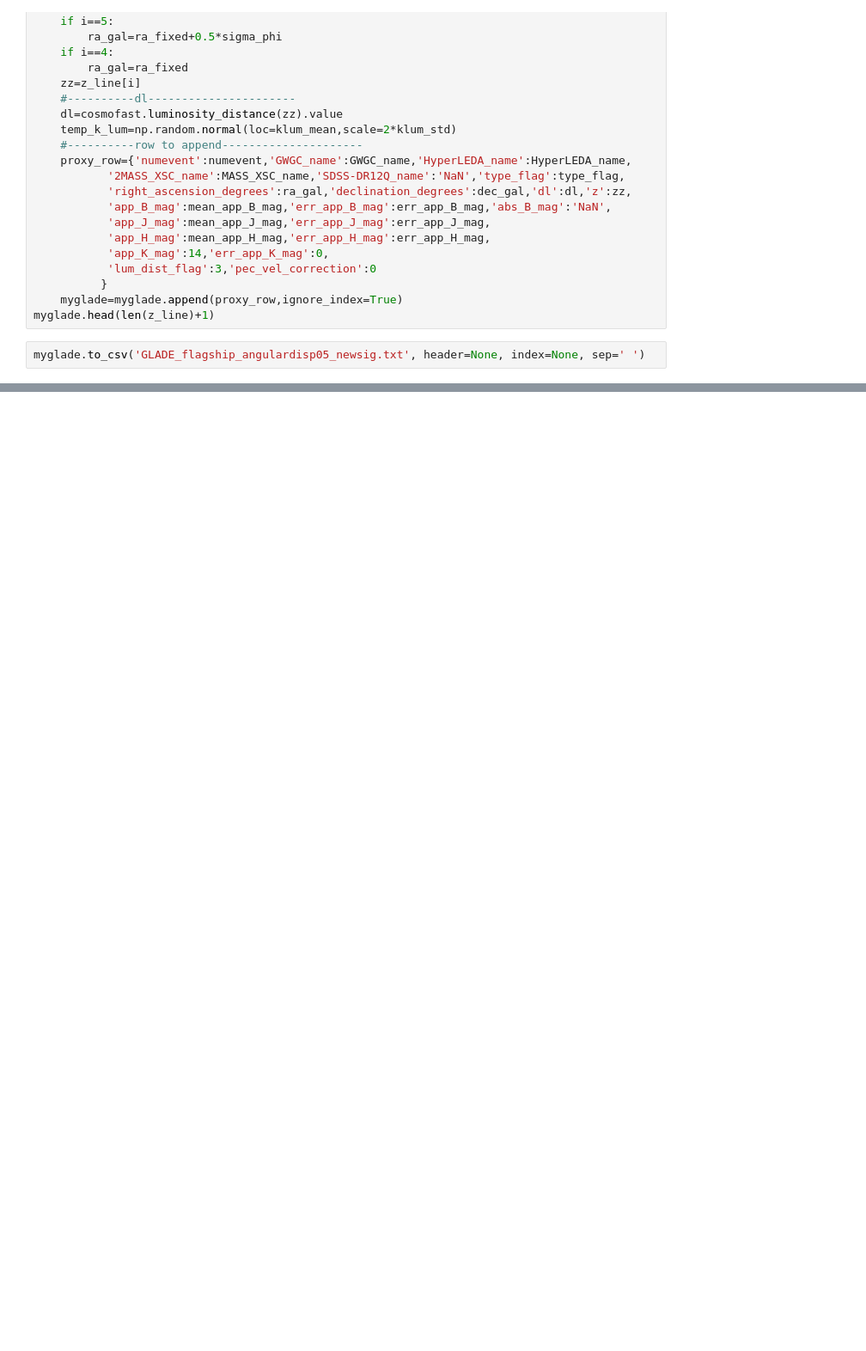
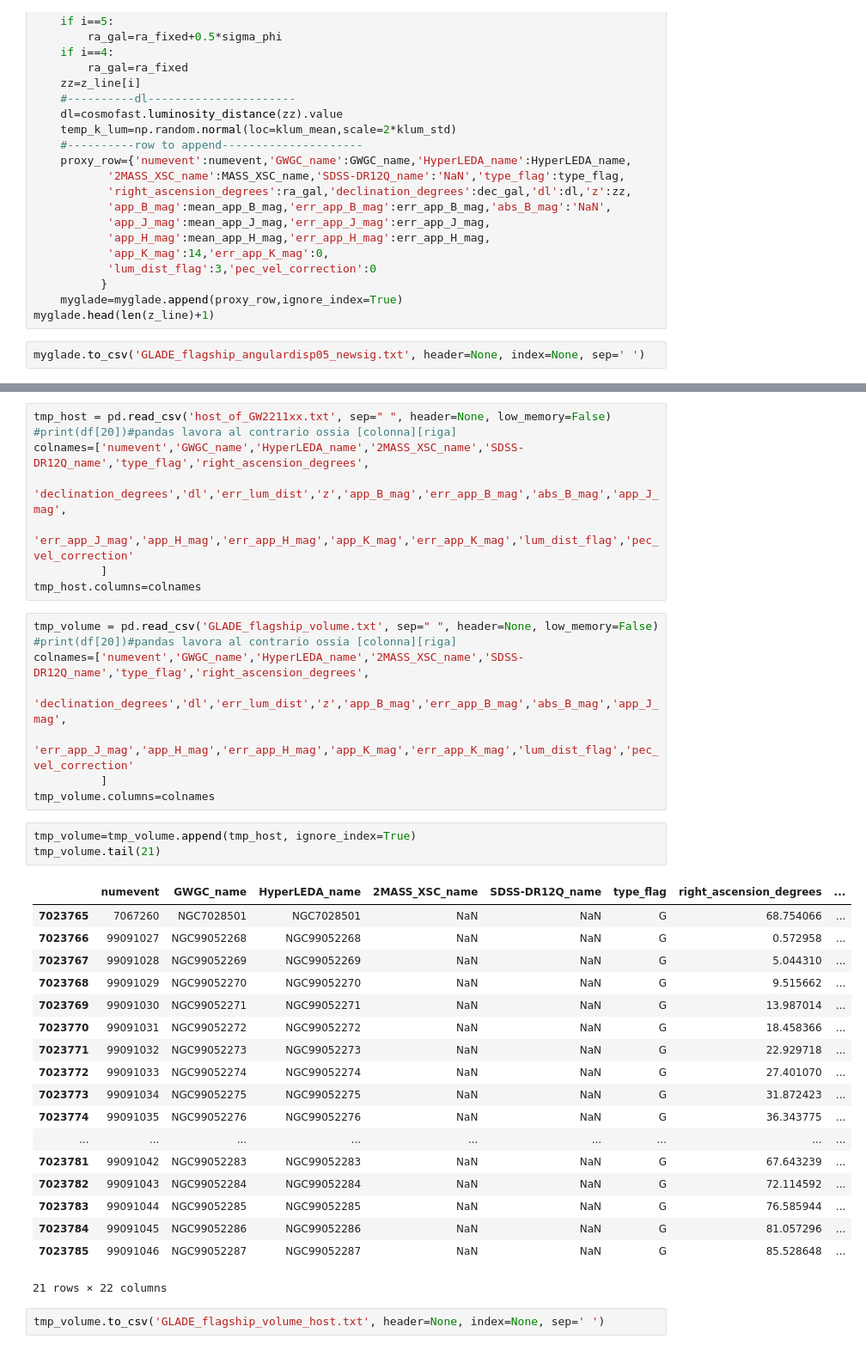
Before and after one commit to RCianca/DarkSirensStat, a Jupyter notebook: ProxyGenerator/GLADE-inator.ipynb, the cells around one changed output, grey strips where cells are left out. Shown at 86% size. Cells and saved outputs as stored; diff of their text form; blank space fills up the shorter version.

Commit message:
ET class working, new gold maps, volume cat

```diff
--- a/ProxyGenerator/GLADE-inator.ipynb
+++ b/ProxyGenerator/GLADE-inator.ipynb
@@ -1113,0 +1293,40 @@ myglade.to_csv('GLADE_flagship_angulardisp05_newsig.txt', header=None, index=Non
+# %%
+tmp_host = pd.read_csv('host_of_GW2211xx.txt', sep=" ", header=None, low_memory=False)
+#print(df[20])#pandas lavora al contrario ossia [colonna][riga]
+colnames=['numevent','GWGC_name','HyperLEDA_name','2MASS_XSC_name','SDSS-DR12Q_name','type_flag','right_ascension_degrees',
+          'declination_degrees','dl','err_lum_dist','z','app_B_mag','err_app_B_mag','abs_B_mag','app_J_mag',
+          'err_app_J_mag','app_H_mag','err_app_H_mag','app_K_mag','err_app_K_mag','lum_dist_flag','pec_vel_correction'
+          ]
+tmp_host.columns=colnames
+# %%
+tmp_volume = pd.read_csv('GLADE_flagship_volume.txt', sep=" ", header=None, low_memory=False)
+#print(df[20])#pandas lavora al contrario ossia [colonna][riga]
+colnames=['numevent','GWGC_name','HyperLEDA_name','2MASS_XSC_name','SDSS-DR12Q_name','type_flag','right_ascension_degrees',
+          'declination_degrees','dl','err_lum_dist','z','app_B_mag','err_app_B_mag','abs_B_mag','app_J_mag',
+          'err_app_J_mag','app_H_mag','err_app_H_mag','app_K_mag','err_app_K_mag','lum_dist_flag','pec_vel_correction'
+          ]
+tmp_volume.columns=colnames
+# %%
+tmp_volume=tmp_volume.append(tmp_host, ignore_index=True)
+tmp_volume.tail(21)
+# %% [output]
+|  | numevent | GWGC_name | HyperLEDA_name | 2MASS_XSC_name | SDSS-DR12Q_name | type_flag | right_ascension_degrees | ... |
+| 7023765 | 7067260 | NGC7028501 | NGC7028501 | NaN | NaN | G | 68.754066 | ... |
+| 7023766 | 99091027 | NGC99052268 | NGC99052268 | NaN | NaN | G | 0.572958 | ... |
+| 7023767 | 99091028 | NGC99052269 | NGC99052269 | NaN | NaN | G | 5.044310 | ... |
+| 7023768 | 99091029 | NGC99052270 | NGC99052270 | NaN | NaN | G | 9.515662 | ... |
+| 7023769 | 99091030 | NGC99052271 | NGC99052271 | NaN | NaN | G | 13.987014 | ... |
+| 7023770 | 99091031 | NGC99052272 | NGC99052272 | NaN | NaN | G | 18.458366 | ... |
+| 7023771 | 99091032 | NGC99052273 | NGC99052273 | NaN | NaN | G | 22.929718 | ... |
+| 7023772 | 99091033 | NGC99052274 | NGC99052274 | NaN | NaN | G | 27.401070 | ... |
+| 7023773 | 99091034 | NGC99052275 | NGC99052275 | NaN | NaN | G | 31.872423 | ... |
+| 7023774 | 99091035 | NGC99052276 | NGC99052276 | NaN | NaN | G | 36.343775 | ... |
+| ... | ... | ... | ... | ... | ... | ... | ... | ... |
+| 7023781 | 99091042 | NGC99052283 | NGC99052283 | NaN | NaN | G | 67.643239 | ... |
+| 7023782 | 99091043 | NGC99052284 | NGC99052284 | NaN | NaN | G | 72.114592 | ... |
+| 7023783 | 99091044 | NGC99052285 | NGC99052285 | NaN | NaN | G | 76.585944 | ... |
+| 7023784 | 99091045 | NGC99052286 | NGC99052286 | NaN | NaN | G | 81.057296 | ... |
+| 7023785 | 99091046 | NGC99052287 | NGC99052287 | NaN | NaN | G | 85.528648 | ... |
+21 rows × 22 columns
+# %%
+tmp_volume.to_csv('GLADE_flagship_volume_host.txt', header=None, index=None, sep=' ')
```
Also changed, not shown: parts of 28 cells of this notebook, 7 other files.
